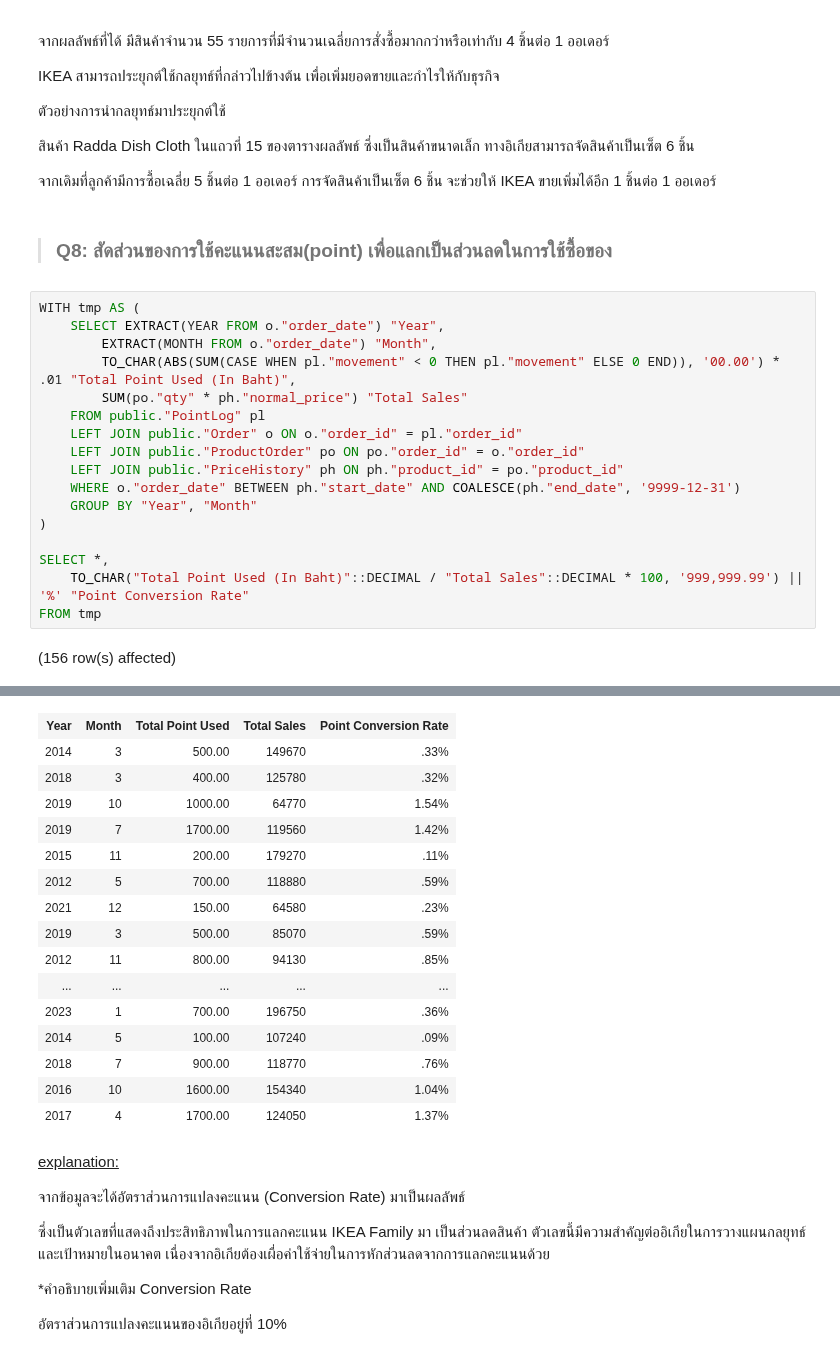
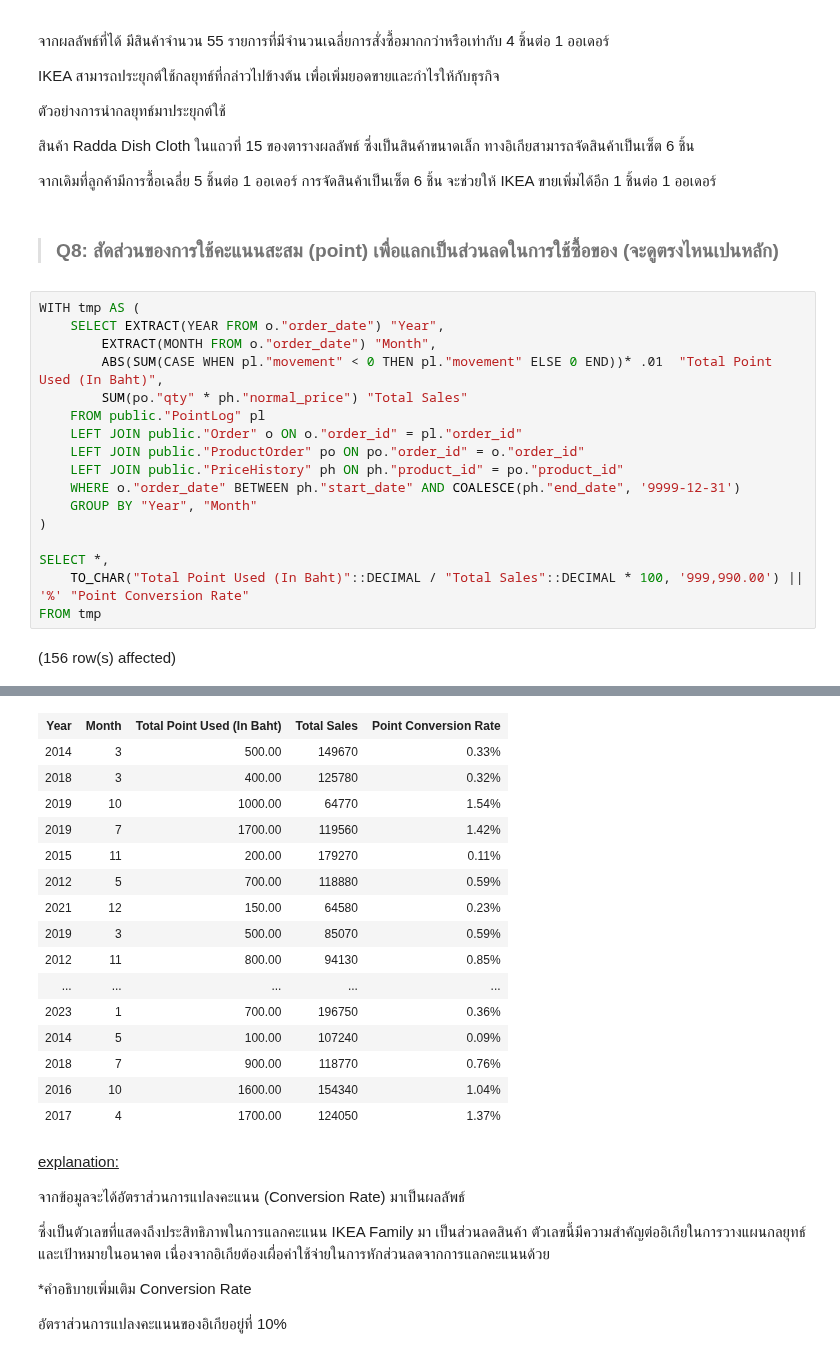
Before and after one commit to punnnnnnnnn/DB-IKEA, a Jupyter notebook: report-db-ikea-hk.ipynb, the cells around one changed output, grey strips where cells are left out. Cells and saved outputs as stored; diff of their text form.

```diff
--- a/report-db-ikea-hk.ipynb
+++ b/report-db-ikea-hk.ipynb
@@ -640,12 +640,12 @@ IKEA สามารถประยุกต์ใช้กลยุทธ์ท
 
 จากเดิมที่ลูกค้ามีการซื้อเฉลี่ย 5 ชิ้นต่อ 1 ออเดอร์ การจัดสินค้าเป็นเซ็ต 6 ชิ้น จะช่วยให้ IKEA ขายเพิ่มได้อีก 1 ชิ้นต่อ 1 ออเดอร์
 # %% [markdown]
-> ### **Q8:** สัดส่วนของการใช้คะแนนสะสม(point) เพื่อแลกเป็นส่วนลดในการใช้ซื้อของ
+> ### **Q8:** สัดส่วนของการใช้คะแนนสะสม (point) เพื่อแลกเป็นส่วนลดในการใช้ซื้อของ (จะดูตรงไหนเปนหลัก)
 # %%
 WITH tmp AS (
     SELECT EXTRACT(YEAR FROM o."order_date") "Year",
         EXTRACT(MONTH FROM o."order_date") "Month",
-        TO_CHAR(ABS(SUM(CASE WHEN pl."movement" < 0 THEN pl."movement" ELSE 0 END)), '00.00') * .01 "Total Point Used (In Baht)",
+        ABS(SUM(CASE WHEN pl."movement" < 0 THEN pl."movement" ELSE 0 END))* .01  "Total Point Used (In Baht)",
         SUM(po."qty" * ph."normal_price") "Total Sales"
     FROM public."PointLog" pl
     LEFT JOIN public."Order" o ON o."order_id" = pl."order_id"
@@ -656,7 +656,7 @@ WITH tmp AS (
 )
 
 SELECT *,
-    TO_CHAR("Total Point Used (In Baht)"::DECIMAL / "Total Sales"::DECIMAL * 100, '999,999.99') || '%' "Point Conversion Rate"
+    TO_CHAR("Total Point Used (In Baht)"::DECIMAL / "Total Sales"::DECIMAL * 100, '999,990.00') || '%' "Point Conversion Rate"
 FROM tmp
 # %% [output]
 (156 row(s) affected)
@@ -664,17 +664,17 @@ Total execution time: 00:00:00.015
-| Year | Month | Total Point Used | Total Sales | Point Conversion Rate |
-| 2014 | 3 | 500.00 | 149670 | .33% |
-| 2018 | 3 | 400.00 | 125780 | .32% |
+| Year | Month | Total Point Used (In Baht) | Total Sales | Point Conversion Rate |
+| 2014 | 3 | 500.00 | 149670 | 0.33% |
+| 2018 | 3 | 400.00 | 125780 | 0.32% |
 | 2019 | 10 | 1000.00 | 64770 | 1.54% |
 | 2019 | 7 | 1700.00 | 119560 | 1.42% |
-| 2015 | 11 | 200.00 | 179270 | .11% |
-| 2012 | 5 | 700.00 | 118880 | .59% |
-| 2021 | 12 | 150.00 | 64580 | .23% |
-| 2019 | 3 | 500.00 | 85070 | .59% |
-| 2012 | 11 | 800.00 | 94130 | .85% |
+| 2015 | 11 | 200.00 | 179270 | 0.11% |
+| 2012 | 5 | 700.00 | 118880 | 0.59% |
+| 2021 | 12 | 150.00 | 64580 | 0.23% |
+| 2019 | 3 | 500.00 | 85070 | 0.59% |
+| 2012 | 11 | 800.00 | 94130 | 0.85% |
 | ... | ... | ... | ... | ... |
-| 2023 | 1 | 700.00 | 196750 | .36% |
-| 2014 | 5 | 100.00 | 107240 | .09% |
-| 2018 | 7 | 900.00 | 118770 | .76% |
+| 2023 | 1 | 700.00 | 196750 | 0.36% |
+| 2014 | 5 | 100.00 | 107240 | 0.09% |
+| 2018 | 7 | 900.00 | 118770 | 0.76% |
 | 2016 | 10 | 1600.00 | 154340 | 1.04% |
 | 2017 | 4 | 1700.00 | 124050 | 1.37% |
 # %% [markdown]
```
Also changed, not shown: parts of 2 cells of this notebook.
